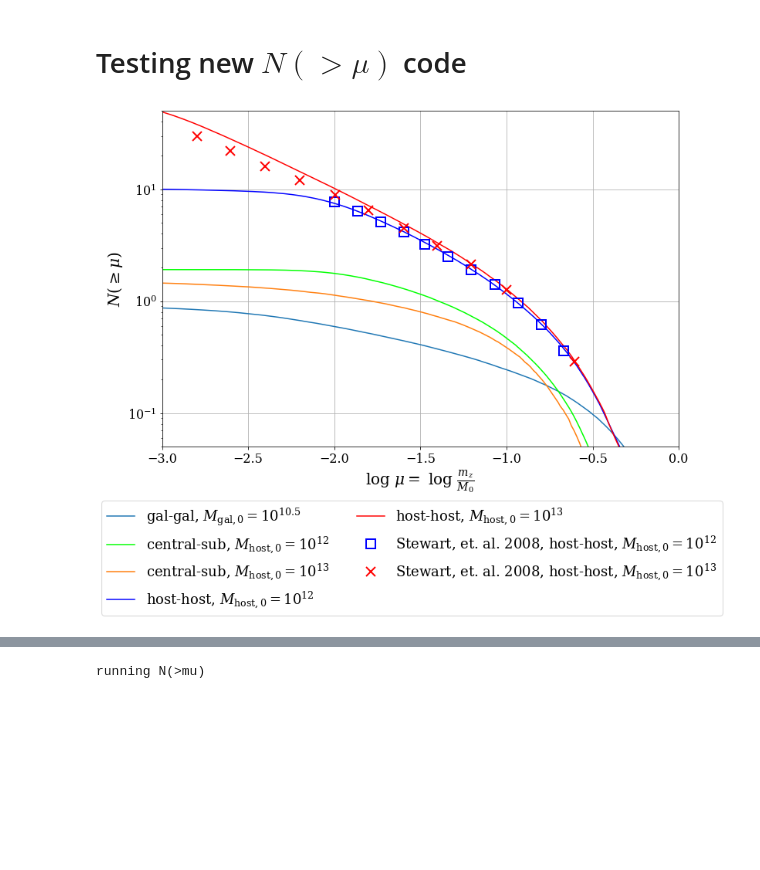
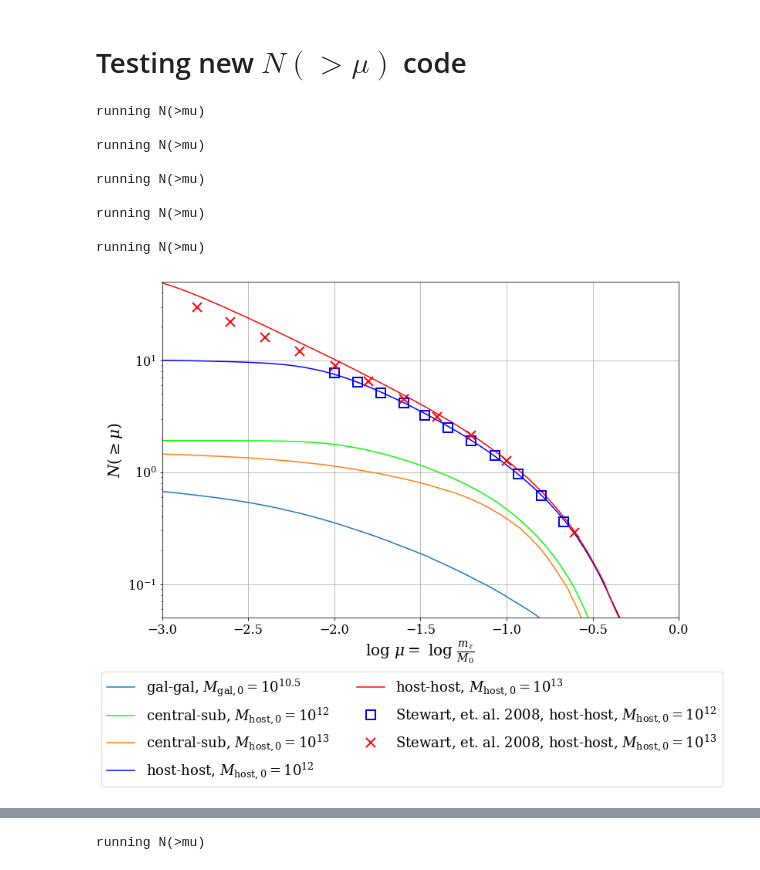
Before and after one commit to patricks1/mergers, a Jupyter notebook: testing_hash_method.ipynb, the cells around one changed output, grey strips where cells are left out. Cells and saved outputs as stored; diff of their text form; code cells hidden in the pictures; blank space fills up the shorter version.

```diff
--- a/testing_hash_method.ipynb
+++ b/testing_hash_method.ipynb
@@ -489,7 +489,6 @@ midbins_s_13,N_gmratio_s_13=np.loadtxt('dat/stewart13m_M0.csv',
 fig=plt.figure(figsize=(12,8))
 ax=fig.add_subplot(111)
 
-'''
 musgal,Nsgal=merg_rates.N_mu_ft(tpm2,10.5,'cengal',ziend=33,Mtime='0',
                                 forcem200=False)
 mussub12,Nssub12=merg_rates.N_mu_ft(tpm2,12.,'censubhal',ziend=33,
@@ -500,7 +499,6 @@ mussub13,Nssub13=merg_rates.N_mu_ft(tpm2,13.,'censubhal',ziend=33,
                                     forcem200=True)
 mushost12,Nshost12=merg_rates.N_mu_ft(tpm2,12.,'host',ziend=33,Mtime='0')
 mushost13,Nshost13=merg_rates.N_mu_ft(tpm2,13.,'host',ziend=33,Mtime='0')
-'''
 
 gcol=(0.,255./255.,0./255.)
 ax.plot(musgal,Nsgal,label='gal-gal, $M_\mathrm{gal,0}=10^{10.5}$')
@@ -509,34 +507,43 @@ ax.plot(mussub12,Nssub12,
         color=gcol)
 ax.plot(mussub13,Nssub13,
         label='central-sub, $M_\mathrm{host,0}=10^{13}$')
 ax.plot(mushost12,Nshost12,
         label='host-host, $M_\mathrm{host,0}=10^{12}$',
         color='b')
 ax.plot(mushost13,Nshost13,
         label='host-host, $M_\mathrm{host,0}=10^{13}$',
         color='r')
 ax.plot(np.log10(midbins_s_12),N_gmratio_s_12,'s',mec='b',
         mfc='None',
         ms=12,mew=2,label='Stewart, et. al. 2008, host-host, '
                           '$M_\mathrm{host,0}=10^{12}$')
 ax.plot(np.log10(midbins_s_13),N_gmratio_s_13,'x',mec='r',
         mfc='None',
         ms=12,mew=2,label='Stewart, et. al. 2008, host-host, '
                           '$M_\mathrm{host,0}=10^{13}$')
 
 
 ax.set_xlim(-3,0)
 ax.set_ylim(5e-2,5e1)
 ax.set_yscale('log')
 ax.set_xlabel('log $\mu=$ log $\\frac{m_z}{M_0}$')
 #ax.set_title('Number of mergers where $\\frac{m_z}{M_0}\geq\mu$')
 ax.set_ylabel('$N(\geq\mu)$')
 ax.legend(bbox_to_anchor=(0.5,-.27),
           bbox_transform=fig.transFigure,
           loc="lower center",ncol=2)
 plt.show()
 # %% [output]
+running N(>mu)
+
+running N(>mu)
+
+running N(>mu)
+
+running N(>mu)
+
+running N(>mu)
-[figure, old version]
+[figure, new version]
 # %%
 fig=plt.figure(figsize=(9,6))
 ax=fig.add_subplot(111)
```
Also changed, not shown: parts of 3 cells of this notebook, 1 other file.
